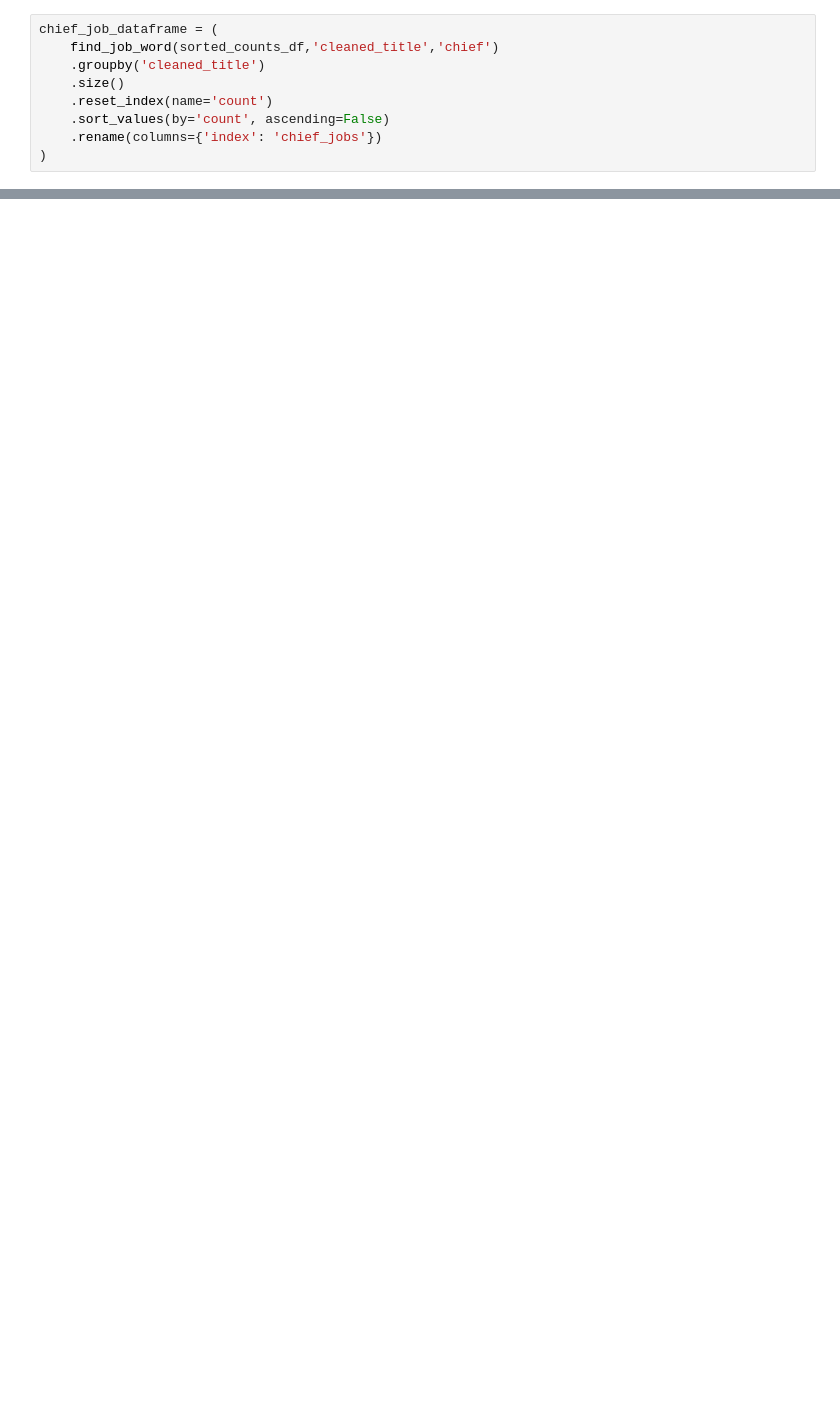
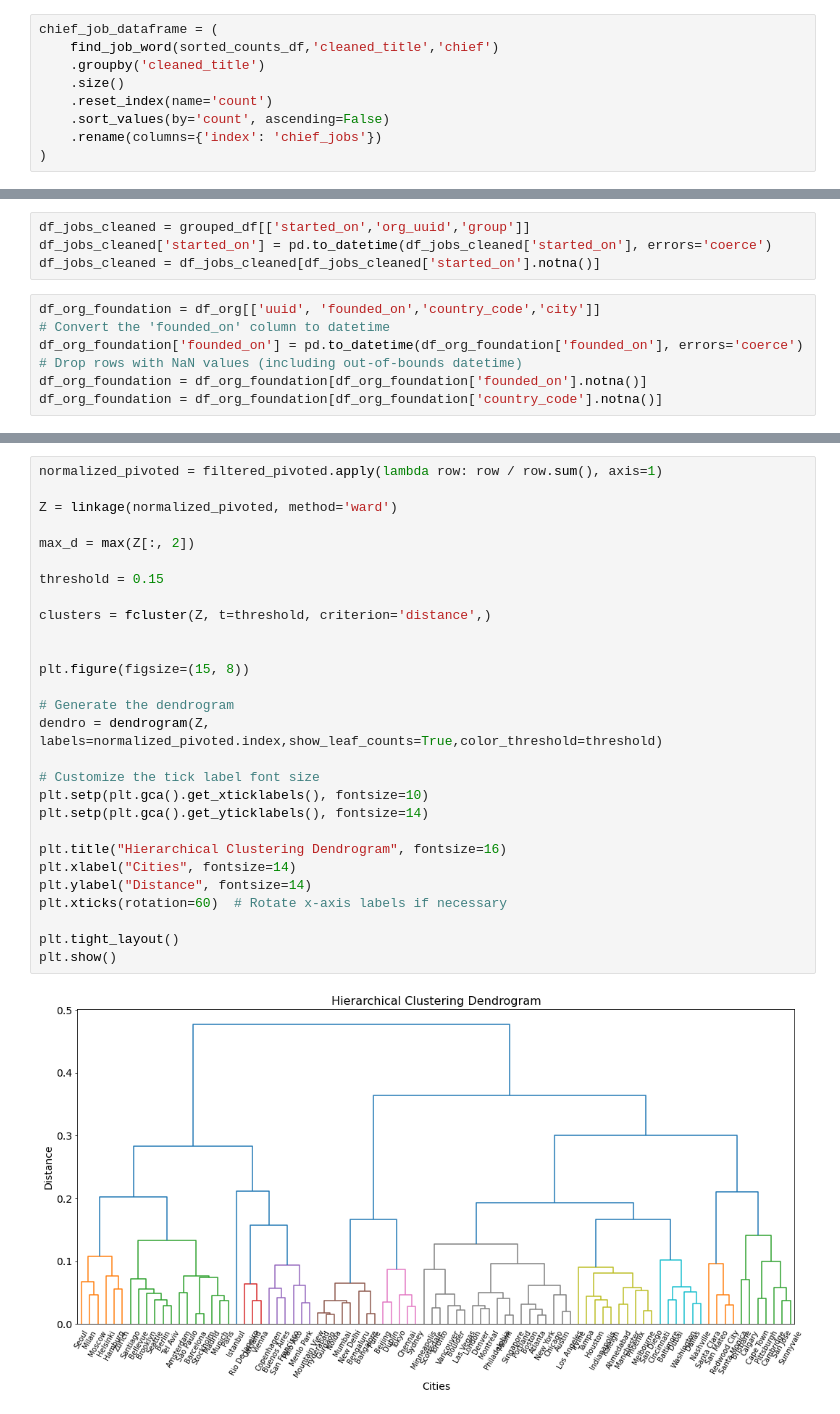
Before and after one commit to DarioZappala/caratterizzazione-sistemi-innovativi, a Jupyter notebook: fingerprint.ipynb, the cells around one changed output, grey strips where cells are left out. Saved outputs shown, nothing was run; the diff lists cells and outputs as text; blank space fills up the shorter version.

Commit message:
Update fingerprint.ipynb
Added the fingerprints notebook including a couple of new functions

```diff
--- a/fingerprint.ipynb
+++ b/fingerprint.ipynb
@@ -255,0 +453,11 @@ print(grouped_df)
+# %%
+df_jobs_cleaned = grouped_df[['started_on','org_uuid','group']]
+df_jobs_cleaned['started_on'] = pd.to_datetime(df_jobs_cleaned['started_on'], errors='coerce')
+df_jobs_cleaned = df_jobs_cleaned[df_jobs_cleaned['started_on'].notna()]
+# %%
+df_org_foundation = df_org[['uuid', 'founded_on','country_code','city']]
+# Convert the 'founded_on' column to datetime
+df_org_foundation['founded_on'] = pd.to_datetime(df_org_foundation['founded_on'], errors='coerce')
+# Drop rows with NaN values (including out-of-bounds datetime)
+df_org_foundation = df_org_foundation[df_org_foundation['founded_on'].notna()]
+df_org_foundation = df_org_foundation[df_org_foundation['country_code'].notna()]
@@ -255,0 +499,30 @@ print(grouped_df)
+# %%
+normalized_pivoted = filtered_pivoted.apply(lambda row: row / row.sum(), axis=1)
+
+Z = linkage(normalized_pivoted, method='ward')
+
+max_d = max(Z[:, 2])
+
+threshold = 0.15
+
+clusters = fcluster(Z, t=threshold, criterion='distance',)
+
+
+plt.figure(figsize=(15, 8))
+
+# Generate the dendrogram
+dendro = dendrogram(Z, labels=normalized_pivoted.index,show_leaf_counts=True,color_threshold=threshold)
+
+# Customize the tick label font size
+plt.setp(plt.gca().get_xticklabels(), fontsize=10)
+plt.setp(plt.gca().get_yticklabels(), fontsize=14)
+
+plt.title("Hierarchical Clustering Dendrogram", fontsize=16)
+plt.xlabel("Cities", fontsize=14)
+plt.ylabel("Distance", fontsize=14)
+plt.xticks(rotation=60)  # Rotate x-axis labels if necessary
+
+plt.tight_layout()
+plt.show()
+# %% [output]
+[figure, added]
```
Also changed, not shown: parts of 21 cells of this notebook.
